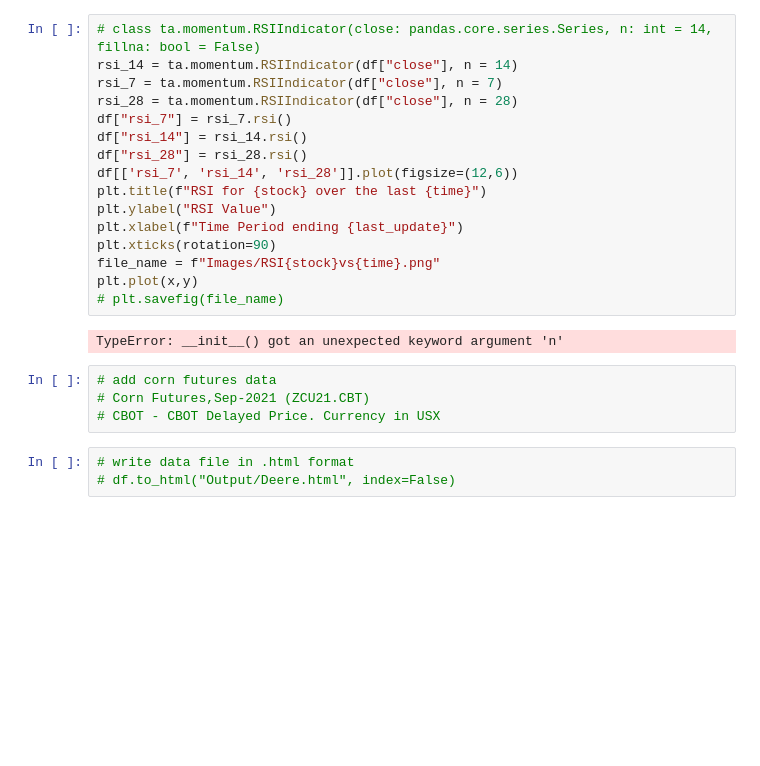
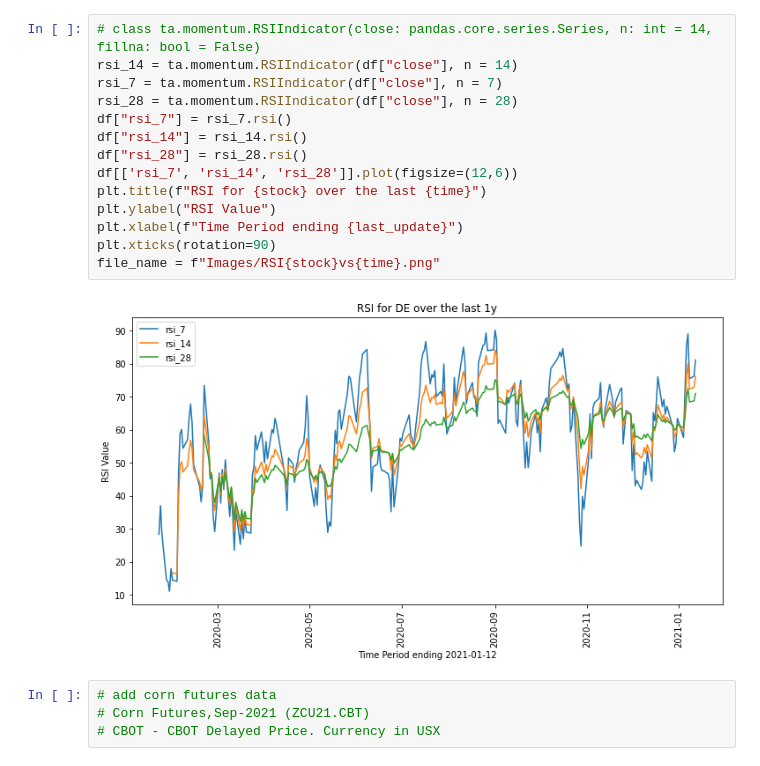
Before and after one commit to pauleppers/StockAnalysis, a Jupyter notebook: stocks.ipynb, the cells around one changed output. Saved outputs shown, nothing was run; the diff lists cells and outputs as text; blank space fills up the shorter version.

```diff
--- a/stocks.ipynb
+++ b/stocks.ipynb
@@ -169,25 +116,20 @@ plt.plot(x,y)
 # %%
 # class ta.momentum.RSIIndicator(close: pandas.core.series.Series, n: int = 14, fillna: bool = False)
 rsi_14 = ta.momentum.RSIIndicator(df["close"], n = 14)
 rsi_7 = ta.momentum.RSIIndicator(df["close"], n = 7)
 rsi_28 = ta.momentum.RSIIndicator(df["close"], n = 28)
 df["rsi_7"] = rsi_7.rsi()
 df["rsi_14"] = rsi_14.rsi()
 df["rsi_28"] = rsi_28.rsi()
 df[['rsi_7', 'rsi_14', 'rsi_28']].plot(figsize=(12,6))
 plt.title(f"RSI for {stock} over the last {time}")
 plt.ylabel("RSI Value")
 plt.xlabel(f"Time Period ending {last_update}")
 plt.xticks(rotation=90)
 file_name = f"Images/RSI{stock}vs{time}.png"
-plt.plot(x,y)
-# plt.savefig(file_name)
 # %% [output]
-TypeError: __init__() got an unexpected keyword argument 'n'
+[figure, added]
 # %%
 # add corn futures data
 # Corn Futures,Sep-2021 (ZCU21.CBT)
 # CBOT - CBOT Delayed Price. Currency in USX
-# %%
-# write data file in .html format
-# df.to_html("Output/Deere.html", index=False)
```
Also changed, not shown: parts of 16 cells of this notebook, 2 other files.
